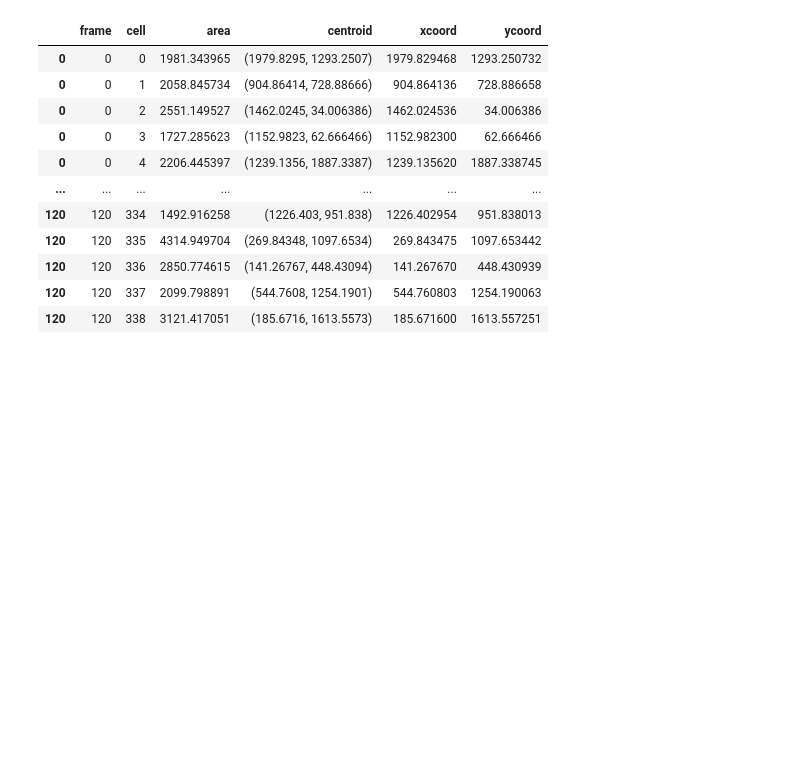
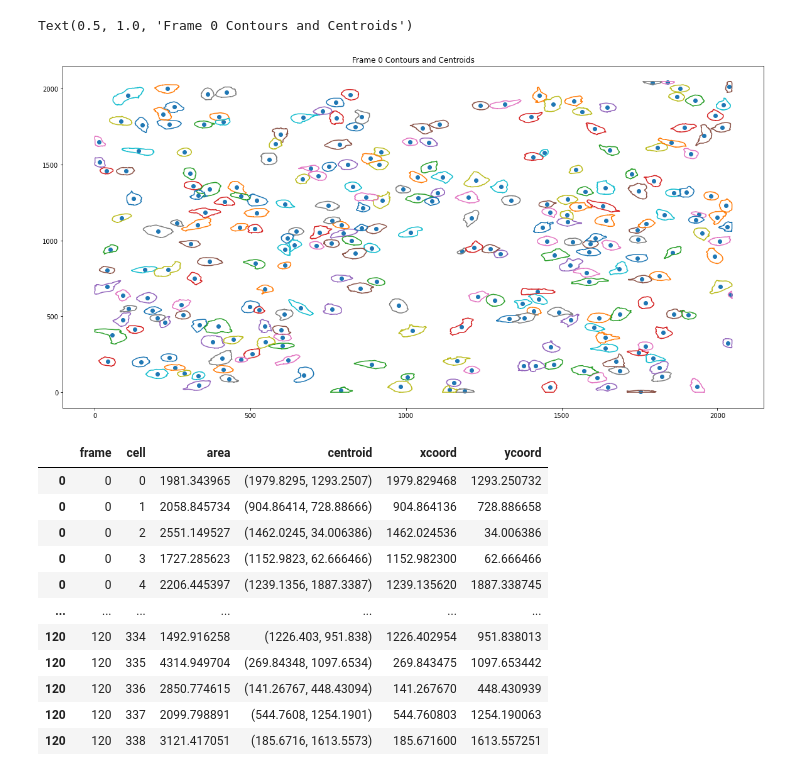
Before and after one commit to hfr1tz3/SGTC-ImageAnalysis, a Jupyter notebook: ImageTest.ipynb, the cells around one changed output. Drawn from its saved outputs; the diff is of its cells as text; code cells hidden in the pictures; blank space fills up the shorter version.

```diff
--- a/ImageTest.ipynb
+++ b/ImageTest.ipynb
@@ -149,3 +31,12 @@ dic_df = Analytics.cell_stats(dic_frames)
+# %%
+g, bx = plt.subplots(1,figsize=(20,10))
+bx.plot(dic_df.loc[dic_df['frame']==0]['xcoord'],dic_df.loc[dic_df['frame']==0]['ycoord'],'o')
+for i in range(dic_frames[0].shape[0]):
+    bx.plot(dic_frames[0][i,:,0],dic_frames[0][i,:,1])
+bx.set_title('Frame 0 Contours and Centroids')
+# %% [output]
+Text(0.5, 1.0, 'Frame 0 Contours and Centroids')
+[figure, added]
 # %%
 dic_df
 # %% [output]
```
Also changed, not shown: parts of 28 cells of this notebook, 3 other files.
